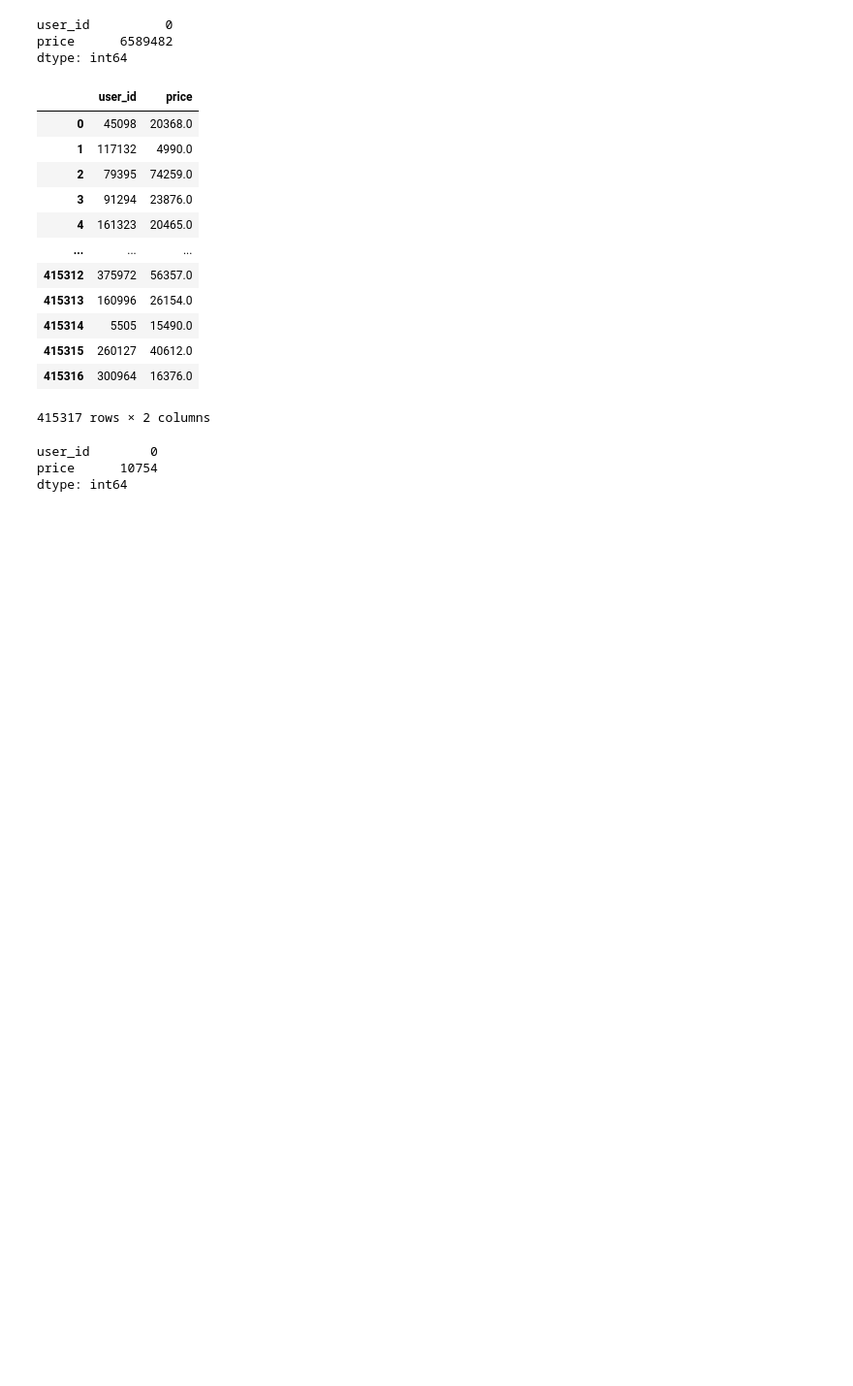
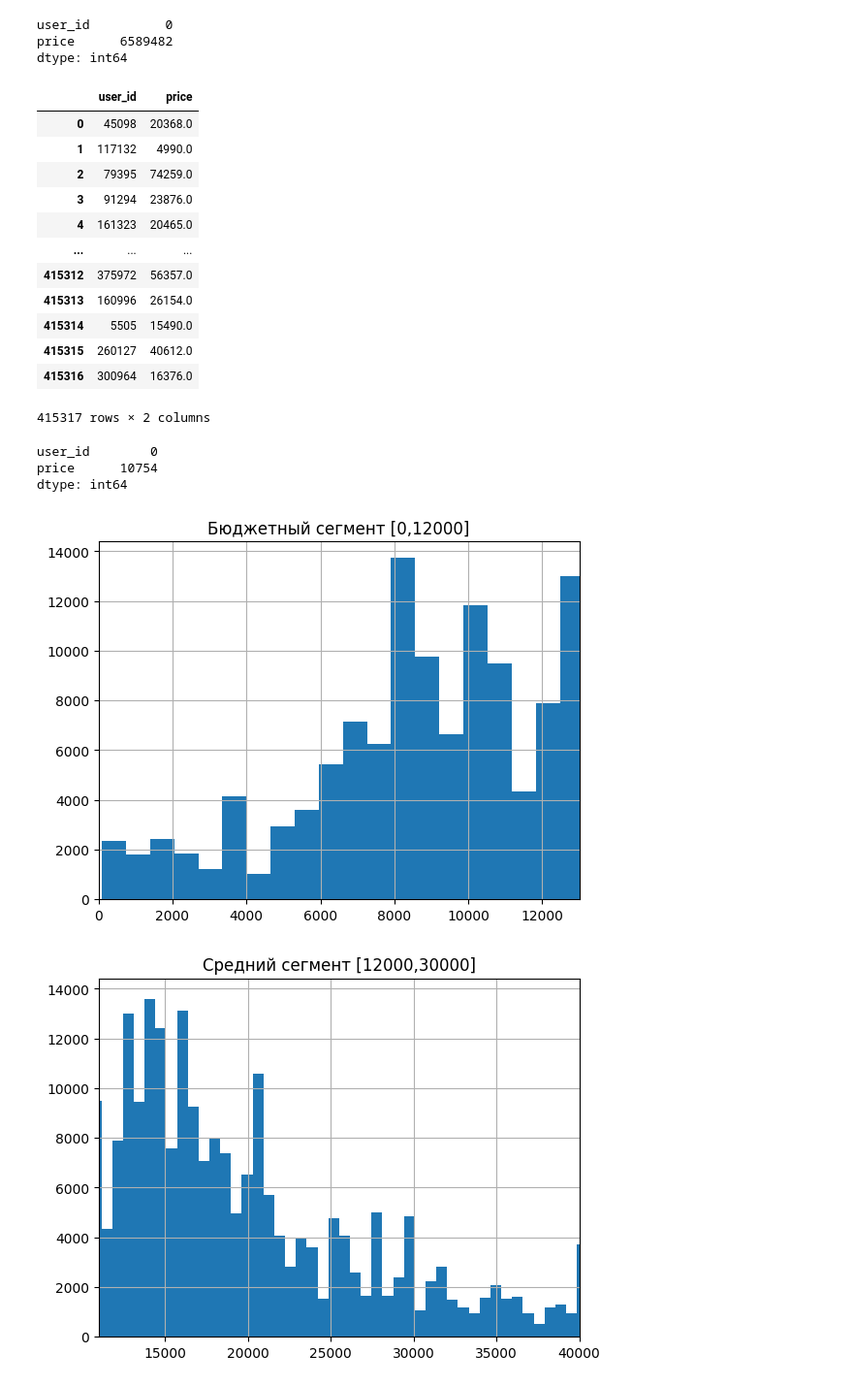
Before and after one commit to koshkidadanet/MTS-ML-CUP, a Jupyter notebook: feature_eng.ipynb, the cells around one changed output. Shown at 97% size. Saved outputs shown, nothing was run; the diff lists cells and outputs as text; code cells hidden in the pictures; blank space fills up the shorter version.

Commit message:
price

```diff
--- a/feature_eng.ipynb
+++ b/feature_eng.ipynb
@@ -716,3 +719,26 @@ display(df.isna().sum())
 user_id        0
 price      10754
 dtype: int64
+# %%
+plt.xlim(0,13000)
+plt.title('Бюджетный сегмент [0,12000]')
+df['price'].hist(bins=300)
+plt.show()
+
+plt.xlim(11000,40000)
+plt.title('Средний сегмент [12000,30000]')
+df['price'].hist(bins=300)
+plt.show()
+
+plt.xlim(25000,70000)
+plt.title('Дорогой сегмент [30001,65000]')
+df['price'].hist(bins=300)
+plt.show()
+
+plt.xlim(65000,140000)
+plt.title('Люкс сегмент > 65000')
+df['price'].hist(bins=300)
+plt.show()
+# %% [output]
+[figure, added]
+[figure, added]
```
Also changed, not shown: parts of 6 cells of this notebook.
